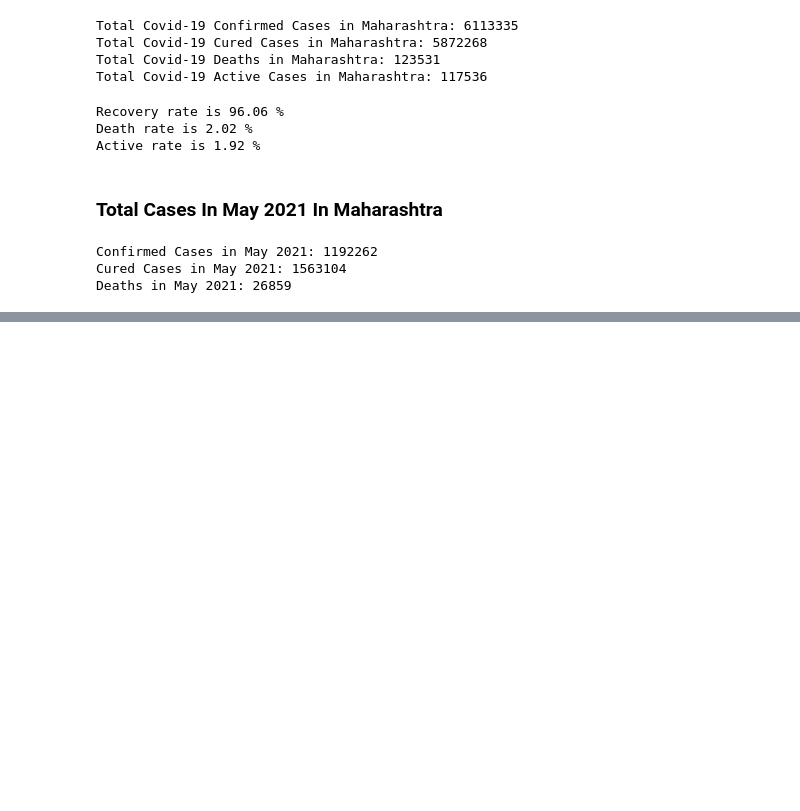
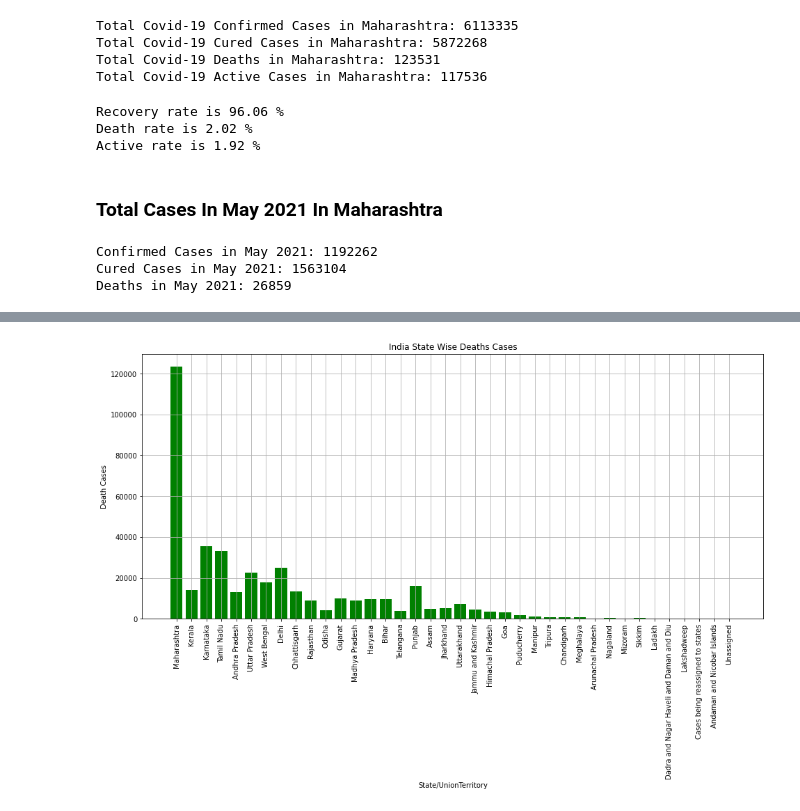
Before and after one commit to imvdharmesh/Dcodetech, a Jupyter notebook: Projects/covid-19-india/covid-19-india-project.ipynb, the cells around one changed output, grey strips where cells are left out. Drawn from its saved outputs; the diff is of its cells as text; code cells hidden in the pictures; blank space fills up the shorter version.

```diff
--- a/Projects/covid-19-india/covid-19-india-project.ipynb
+++ b/Projects/covid-19-india/covid-19-india-project.ipynb
@@ -446,0 +468,11 @@ Deaths in May 2021: 26859
+# %%
+fig = plt.figure(figsize=(16,7))
+plt.bar(statewise['State/UnionTerritory'], statewise['Deaths'], color='g')
+plt.title("India State Wise Deaths Cases")
+plt.xlabel("State/UnionTerritory")
+plt.xticks(rotation=90)
+plt.ylabel("Death Cases")
+plt.grid(True)
+plt.show()
+# %% [output]
+[figure, added]
```
Also changed, not shown: parts of 20 cells of this notebook, 2 other files.
